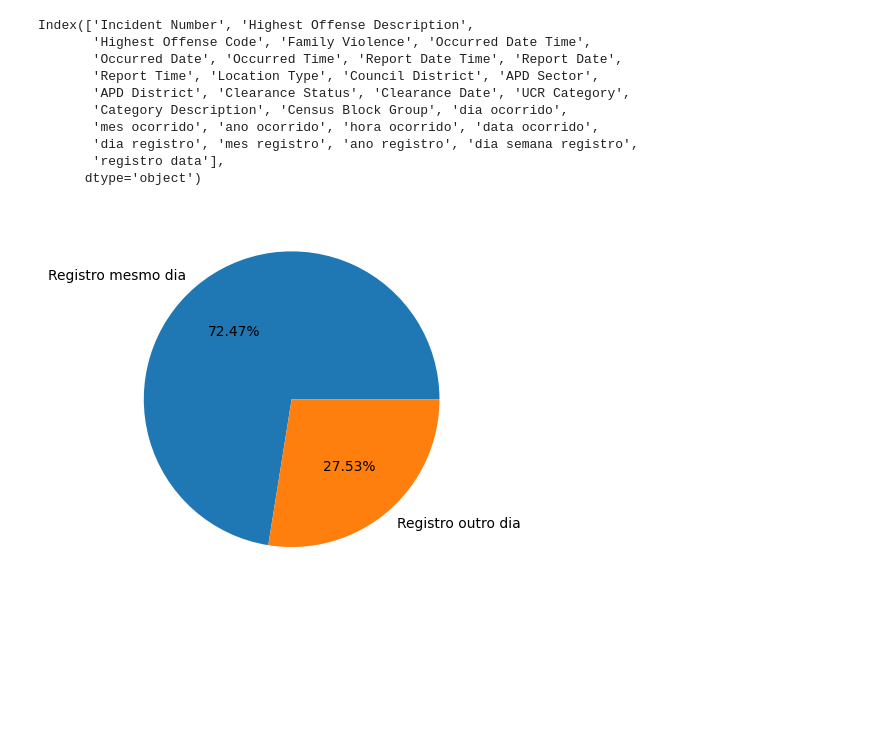
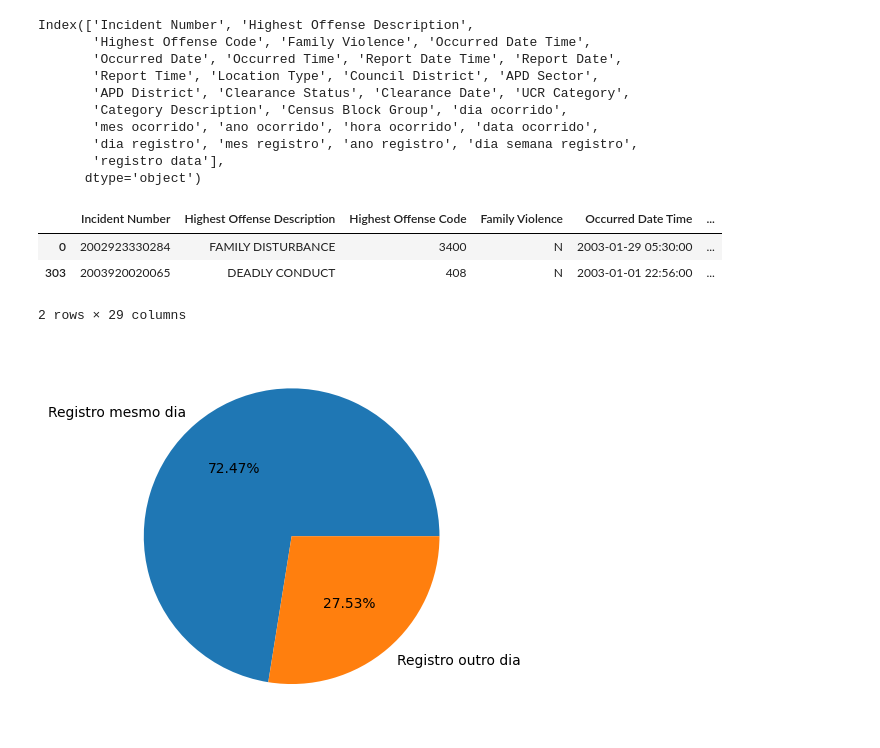
Before and after one commit to lucassilva-aiengineer/Projetos-Ciencia-Dados-I, a Jupyter notebook: projeto_1/analise_diagnostica_crimes_em_austin_tx.ipynb, the cells around one changed output. Cells and saved outputs as stored; diff of their text form; code cells hidden in the pictures; blank space fills up the shorter version.

```diff
--- a/projeto_1/analise_diagnostica_crimes_em_austin_tx.ipynb
+++ b/projeto_1/analise_diagnostica_crimes_em_austin_tx.ipynb
@@ -365,6 +365,13 @@ Index(['Incident Number', 'Highest Offense Description',
 
 registro_mesmo_dia = df[df["data ocorrido"] == df["registro data"]]
 registro_outro_dia = df[df["data ocorrido"] != df["registro data"]]
+# %%
+registro_outro_dia.head(2)
+# %% [output]
+|  | Incident Number | Highest Offense Description | Highest Offense Code | Family Violence | Occurred Date Time | ... |
+| 0 | 2002923330284 | FAMILY DISTURBANCE | 3400 | N | 2003-01-29 05:30:00 | ... |
+| 303 | 2003920020065 | DEADLY CONDUCT | 408 | N | 2003-01-01 22:56:00 | ... |
+2 rows × 29 columns
 # %%
 # O mesmo dia
 
```
Also changed, not shown: parts of 11 cells of this notebook.
